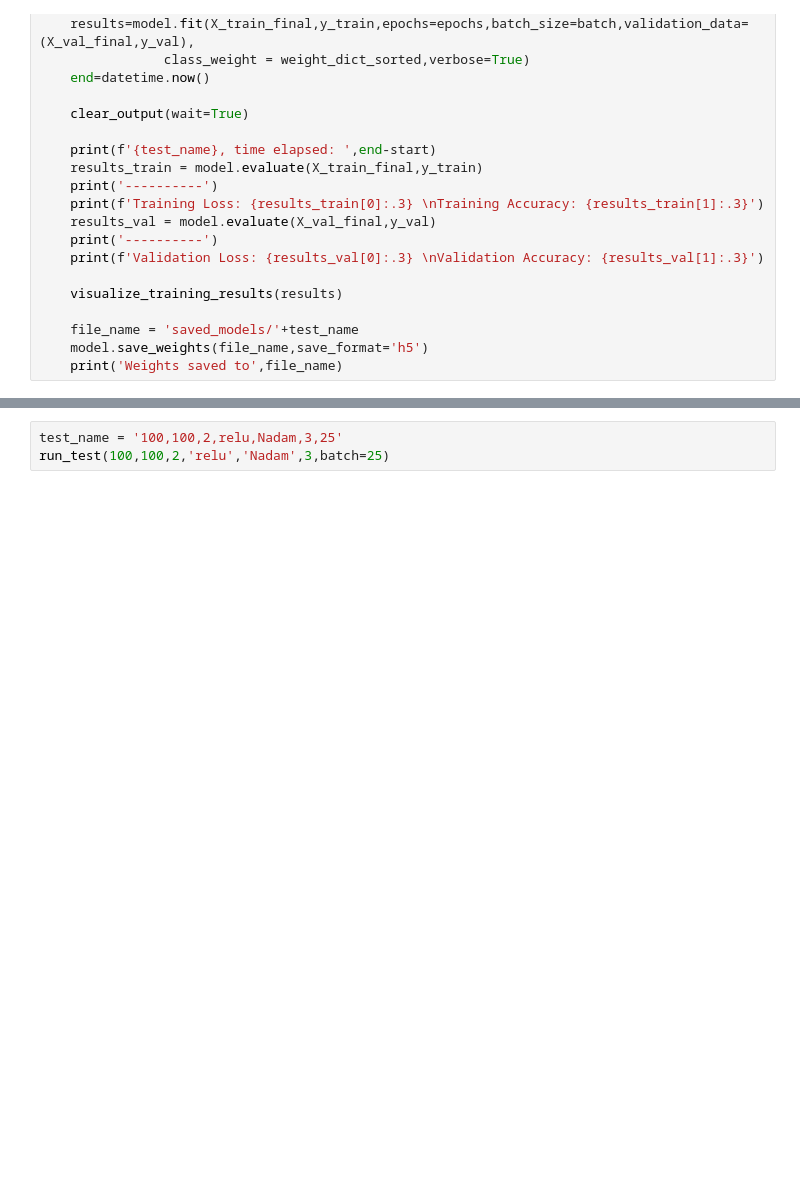
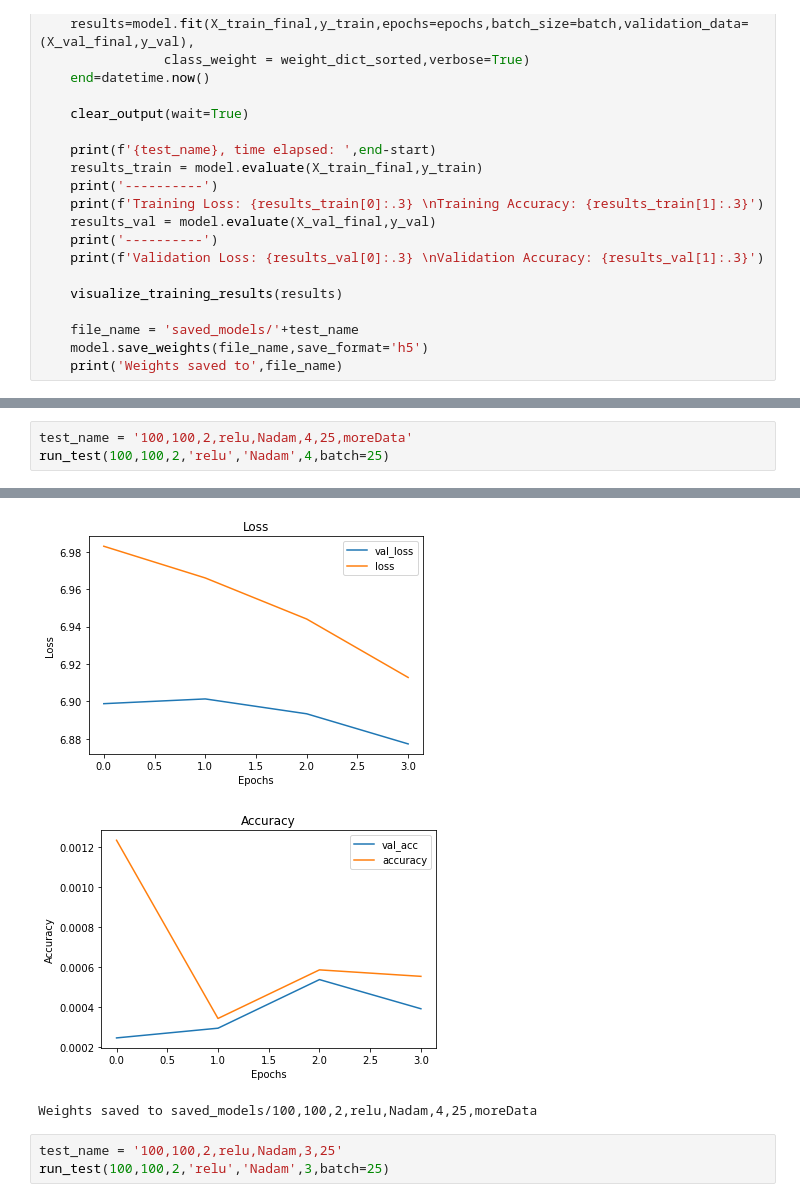
Before and after one commit to anbillinger/capstone, a Jupyter notebook: Model Testing-RNN.ipynb, the cells around one changed output, grey strips where cells are left out. Cells and saved outputs as stored; diff of their text form; blank space fills up the shorter version.

```diff
--- a/Model Testing-RNN.ipynb
+++ b/Model Testing-RNN.ipynb
@@ -233,0 +284,4 @@ def run_test(nodes1,nodes2,hidden_layers,activ,optim,epochs,batch=100,dropout=0,
+# %%
+test_name = '100,100,2,relu,Nadam,4,25,moreData'
+run_test(100,100,2,'relu','Nadam',4,batch=25)
+# %% [output]
@@ -234,3 +297,6 @@ def run_test(nodes1,nodes2,hidden_layers,activ,optim,epochs,batch=100,dropout=0,
+[figure, added]
+[figure, added]
+Weights saved to saved_models/100,100,2,relu,Nadam,4,25,moreData
 # %%
 test_name = '100,100,2,relu,Nadam,3,25'
 run_test(100,100,2,'relu','Nadam',3,batch=25)
```
Also changed, not shown: parts of 6 cells of this notebook, 4 other files.
